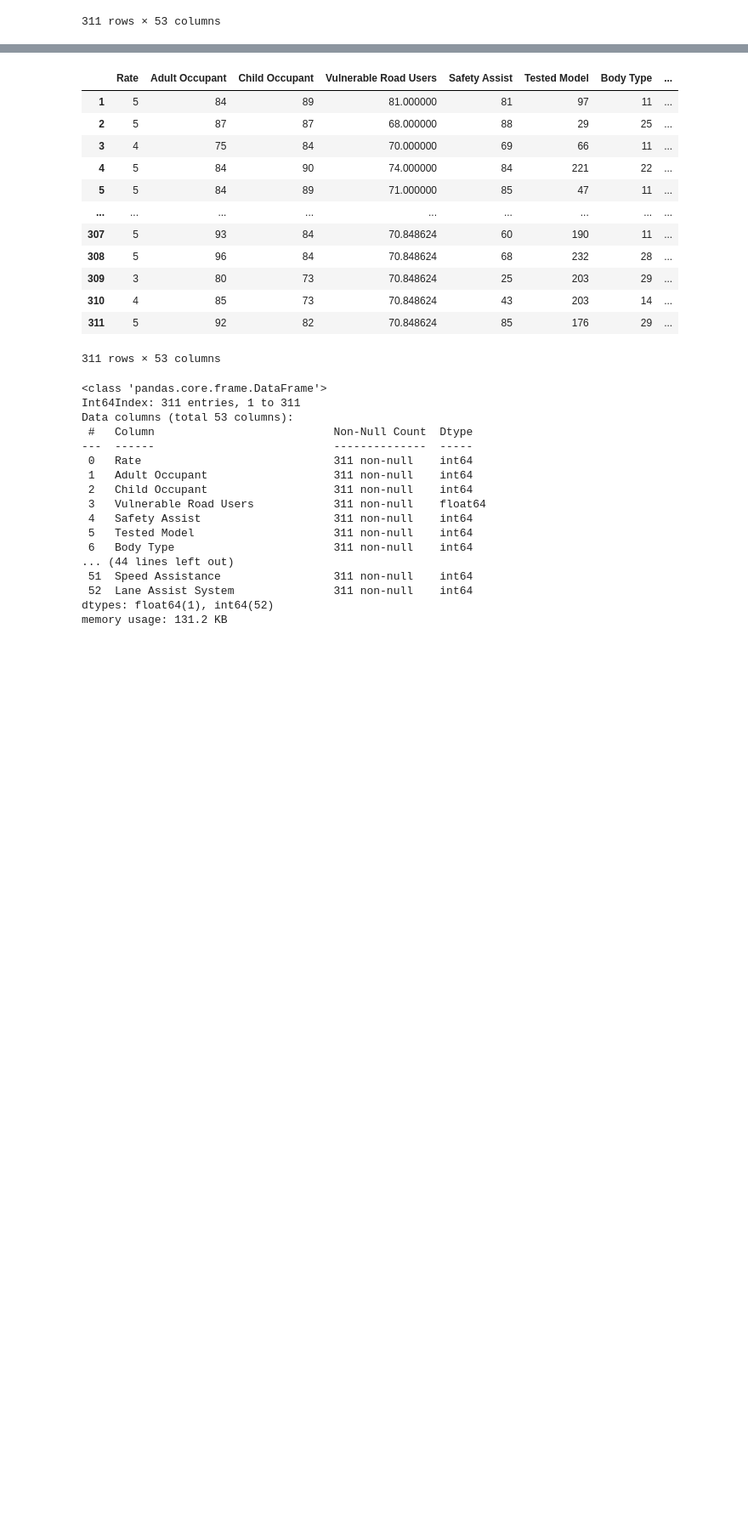
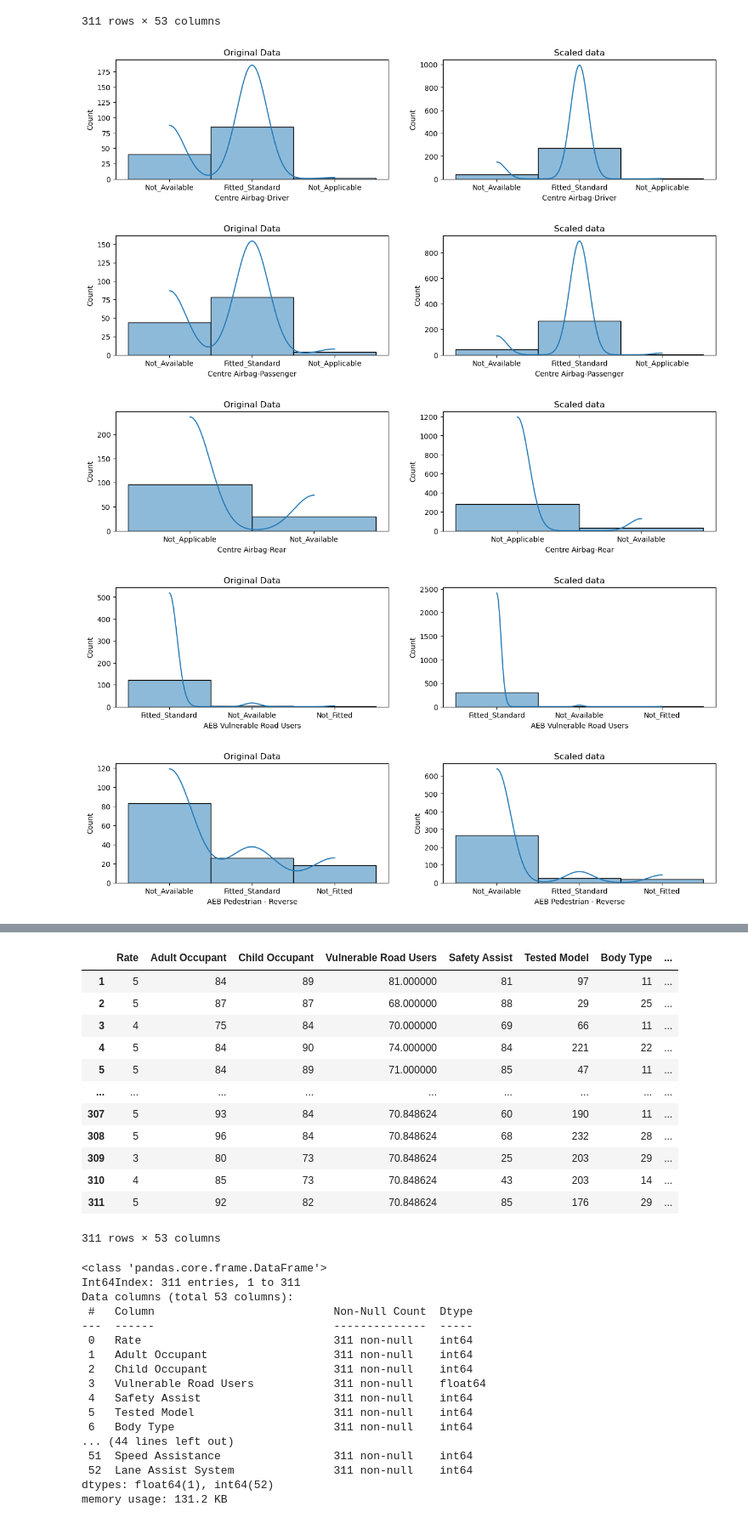
Before and after one commit to maimonahST/Cars-Ratings-ML, a Jupyter notebook: DataPreprocessing.ipynb, the cells around one changed output, grey strips where cells are left out. Shown: that part at 85% size. Drawn from its saved outputs; the diff is of its cells as text; code cells hidden in the pictures; blank space fills up the shorter version.

```diff
--- a/DataPreprocessing.ipynb
+++ b/DataPreprocessing.ipynb
@@ -261,8 +264,9 @@ missing_cat=['Centre Airbag-Driver',  'Centre Airbag-Passenger', 'Centre Airbag-
        'AEB Car-to-Car']
 
 
-for col in missing_cat:
-    dfCopy[col] = dfCopy[col].fillna('U')
+from sklearn.impute import SimpleImputer
+imputer = SimpleImputer(missing_values=np.nan, strategy='most_frequent')
+dfCopy[missing_cat] = imputer.fit_transform(dfCopy[missing_cat])
 
 dfCopy
 # %% [output]
@@ -279,3 +283,18 @@ dfCopy
 | 310 | 4 | 85 | 73 | 70.848624 | 43 | Suzuki Baleno | - 5 door hatchback | ... |
 | 311 | 5 | 92 | 82 | 70.848624 | 85 | Prius Hybrid | 5 door hatchback | ... |
 311 rows × 53 columns
+# %%
+
+for col in missing_cat :
+    fig, ax = plt.subplots(1, 2, figsize=(15, 3))
+    sns.histplot(df[col], ax=ax[0], kde=True, legend=False)
+    ax[0].set_title("Original Data")
+    sns.histplot(dfCopy[col], ax=ax[1], kde=True, legend=False)
+    ax[1].set_title("Scaled data")
+    plt.show()
+# %% [output]
+[figure, added]
+[figure, added]
+[figure, added]
+[figure, added]
+[figure, added]
```
Also changed, not shown: parts of 3 cells of this notebook.
